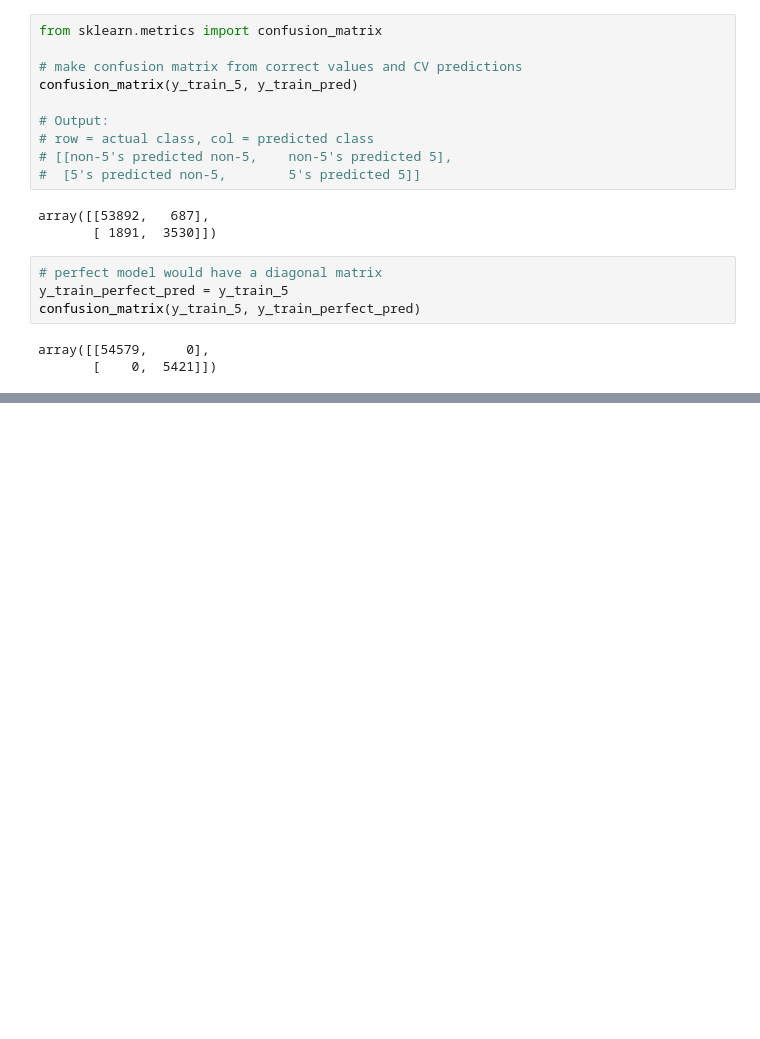
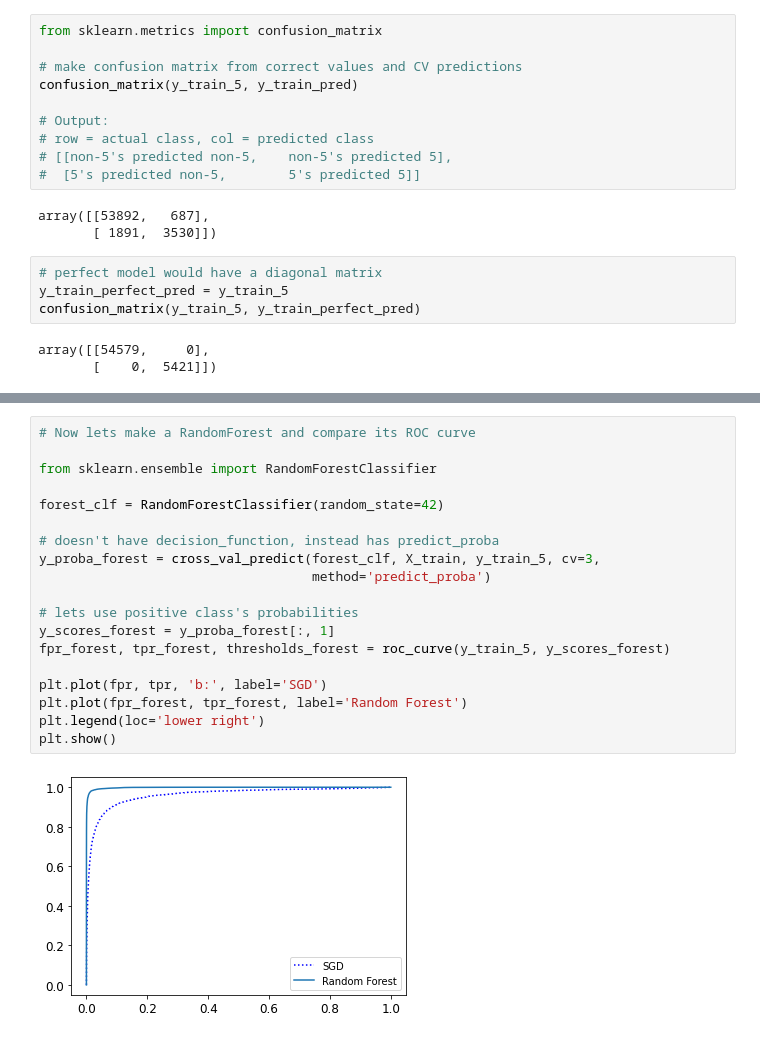
Before and after one commit to ncerdan/HandsOnML, a Jupyter notebook: 03_Classification.ipynb, the cells around one changed output, grey strips where cells are left out. Drawn from its saved outputs; the diff is of its cells as text; blank space fills up the shorter version.

```diff
--- a/03_Classification.ipynb
+++ b/03_Classification.ipynb
@@ -186,0 +288,21 @@ array([[54579,     0],
+# %%
+# Now lets make a RandomForest and compare its ROC curve
+
+from sklearn.ensemble import RandomForestClassifier
+
+forest_clf = RandomForestClassifier(random_state=42)
+
+# doesn't have decision_function, instead has predict_proba
+y_proba_forest = cross_val_predict(forest_clf, X_train, y_train_5, cv=3,
+                                   method='predict_proba')
+
+# lets use positive class's probabilities
+y_scores_forest = y_proba_forest[:, 1]
+fpr_forest, tpr_forest, thresholds_forest = roc_curve(y_train_5, y_scores_forest)
+
+plt.plot(fpr, tpr, 'b:', label='SGD')
+plt.plot(fpr_forest, tpr_forest, label='Random Forest')
+plt.legend(loc='lower right')
+plt.show()
+# %% [output]
+[figure, added]
```
Also changed, not shown: parts of 13 cells of this notebook.
